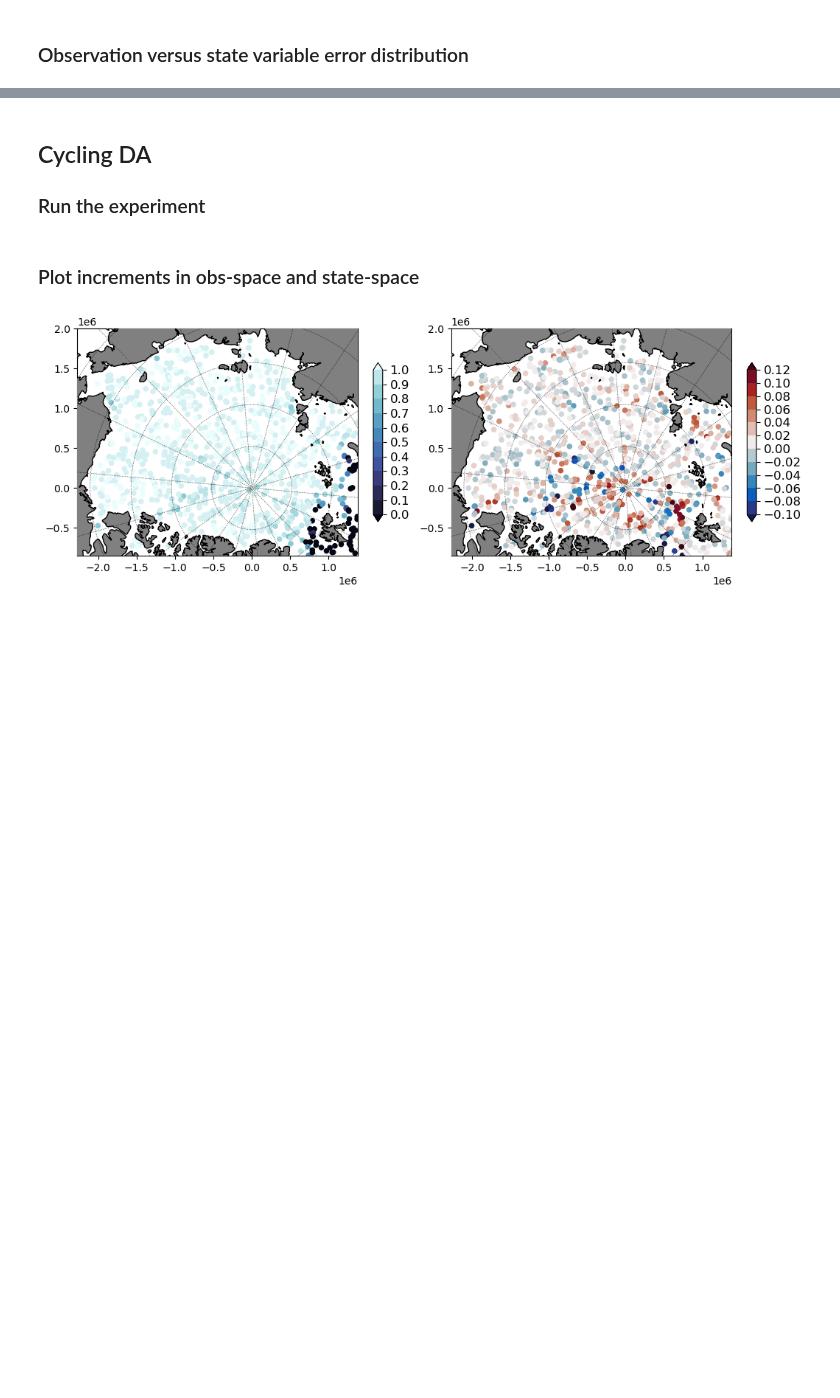
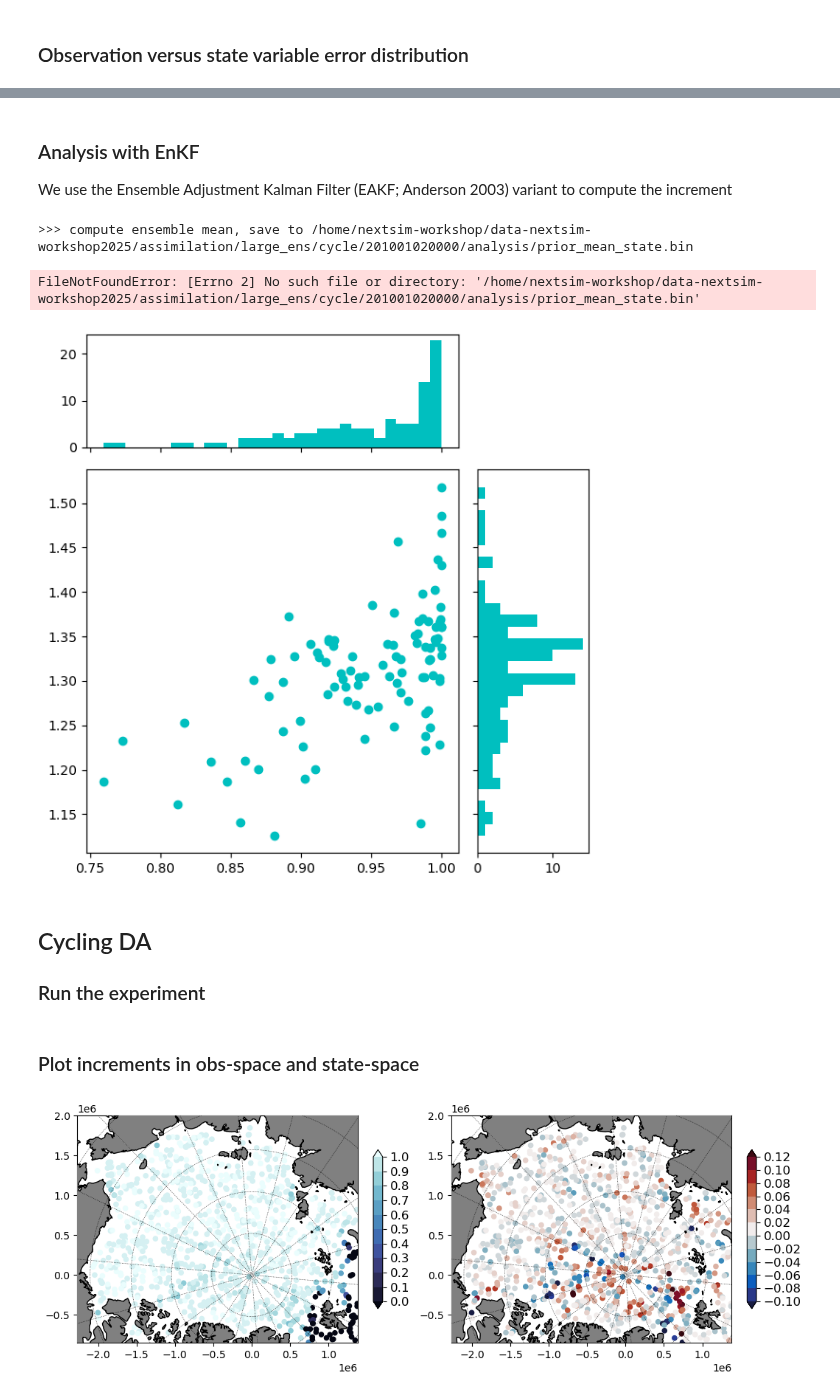
Before and after one commit to sasip-climate/notebooks-nextsim-workshop2025, a Jupyter notebook: assimilation/demo-osse.ipynb, the cells around one changed output, grey strips where cells are left out. Saved outputs shown, nothing was run; the diff lists cells and outputs as text; code cells hidden in the pictures; blank space fills up the shorter version.

Commit message:
single-obs assimilation example, part 1

```diff
--- a/assimilation/demo-osse.ipynb
+++ b/assimilation/demo-osse.ipynb
@@ -269,7 +285,7 @@ cmap = 'viridis'
 c.time = c.time_start
 path = c.forecast_dir(c.time, 'nextsim.dg')
 
-for m in range(c.nens):
+for mem_id in range(c.nens):
     fld = model.read_var(path=path, time=c.next_time, name=vname, member=m)
     fld[model.grid.mask] = np.nan
 
@@ -277,9 +293,9 @@ for m in range(c.nens):
     model.grid.plot_field(ax, fld, vmin, vmax, cmap=cmap)
     add_colorbar(fig, ax, cmap, vmin, vmax)
     model.grid.plot_land(ax, color='gray')
-    ax.set_title(f"member {m+1:02} {vname} {c.next_time:%Y-%m-%d %H:%M:%SZ}")
+    ax.set_title(f"member {mem_id+1:02} {vname} {c.next_time:%Y-%m-%d %H:%M:%SZ}")
 
-    plt.savefig(os.path.join(path, f"mem{m+1:02}_{vname}_{c.next_time:%Y-%m-%dT%H:%M:%SZ}.png"))
+    plt.savefig(os.path.join(path, f"mem{mem_id+1:02}_{vname}_{c.next_time:%Y-%m-%dT%H:%M:%SZ}.png"))
     plt.close()
 # %%
 c.time = c.time_start
@@ -405,10 +415,14 @@ obs_rec = obs.info['records'][0]
 # %%
-c.iter = 0
+# some preparation, use large_ens case for this section
+work_dir = '/home/nextsim-workshop/data-nextsim-workshop2025/assimilation/large_ens'
+time = datetime(2010, 1, 2, tzinfo=timezone.utc)
+
+c1 = Config(config_file=config_file, nproc=nproc, nens=99, work_dir=work_dir, time=time, debug=False, iter=0)
 
 from NEDAS.assim_tools.state import State
-state = State(c)
+state1 = State(c1)
 
 from NEDAS.assim_tools.obs import Obs
-obs = Obs(c, state)
+obs1 = Obs(c1, state1)
 
-#Obs.state_to_obs(c, state, 'prior', member=None, **obs_seq)
+model1 = c1.models['nextsim.dg']
@@ -439,0 +553,4 @@ c.inflation_def
+# %% [markdown]
+### Analysis with EnKF
+
+We use the Ensemble Adjustment Kalman Filter (EAKF; Anderson 2003) variant to compute the increment
@@ -440,3 +561,32 @@ c.inflation_def
+# %%
+assimilator.assimilate(c1, state1, obs1)
+# %% [output]
+>>> compute ensemble mean, save to /home/nextsim-workshop/data-nextsim-workshop2025/assimilation/large_ens/cycle/201001020000/analysis/prior_mean_state.bin
+FileNotFoundError: [Errno 2] No such file or directory: '/home/nextsim-workshop/data-nextsim-workshop2025/assimilation/large_ens/cycle/201001020000/analysis/prior_mean_state.bin'
+# %%
+fig = plt.figure(figsize=(6, 6))
+
+gs = gridspec.GridSpec(4, 4)
+ax_scatter = fig.add_subplot(gs[1:4, 0:3])  # main scatter plot
+ax_histx = fig.add_subplot(gs[0, 0:3], sharex=ax_scatter)  # x histogram
+ax_histy = fig.add_subplot(gs[1:4, 3], sharey=ax_scatter)  # y histogram
+
+# Remove ticks for hist plots
+plt.setp(ax_histx.get_xticklabels(), visible=False)
+plt.setp(ax_histy.get_yticklabels(), visible=False)
+
+# Scatter plot
+ax_scatter.scatter(obs_prior_ens, fld_prior_ens[:,j,i], color='c')
+
+# Histograms
+ax_histx.hist(obs_prior_ens, bins=30, color='c')
+ax_histy.hist(fld_prior_ens[:,j,i], bins=30, orientation='horizontal', color='c')
+
+# Adjust layout
+plt.tight_layout()
+plt.show()
+# %% [output]
+[figure, added]
 # %% [markdown]
 ## Cycling DA
 
```
Also changed, not shown: parts of 20 cells of this notebook.
